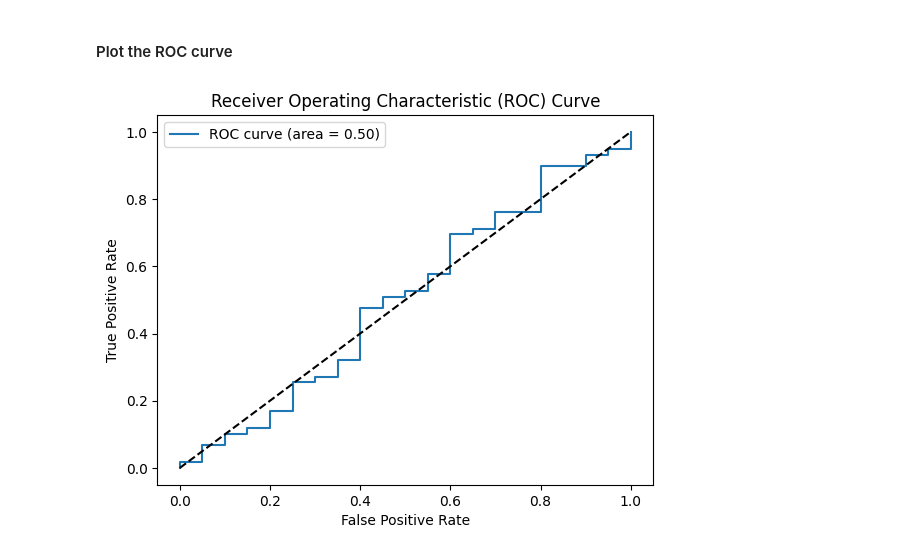
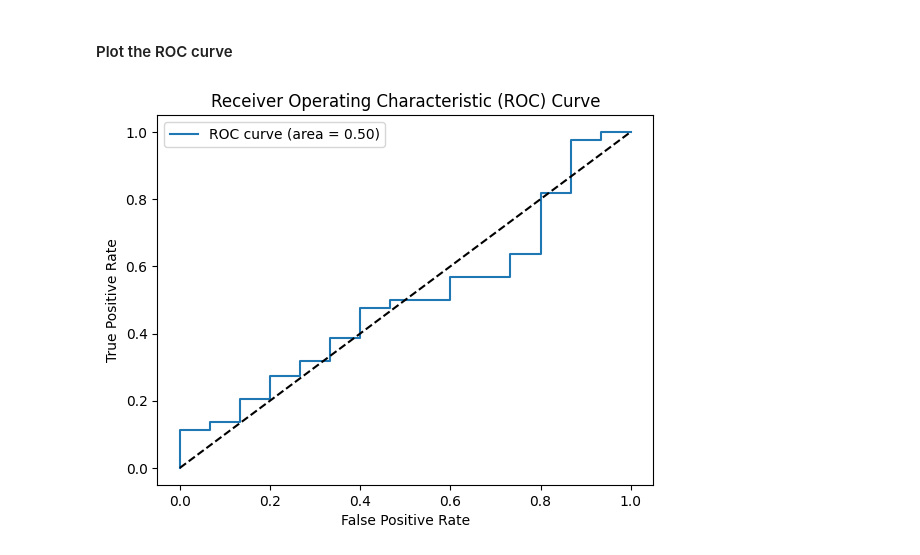
Before and after one commit to ketayon/PNEUMONIA_DETECTION, a Jupyter notebook: FidelityQuantumKernel_qiskit_pneumonia_detection.ipynb, the cells around one changed output. Drawn from its saved outputs; the diff is of its cells as text; code cells hidden in the pictures.

```diff
--- a/FidelityQuantumKernel_qiskit_pneumonia_detection.ipynb
+++ b/FidelityQuantumKernel_qiskit_pneumonia_detection.ipynb
@@ -346,9 +395,9 @@ kernel = FidelityQuantumKernel(fidelity=fidelity, feature_map=feature_map)
 # %%
 svc_callable = SVC(kernel=kernel.evaluate)
 
-svc_callable.fit(X_train_resampled, y_train_resampled)
+svc_callable.fit(X_train_reduced, y_train)
 
-score_callable_function = svc_callable.score(X_test_pca, y_test)
+score_callable_function = svc_callable.score(X_test_reduced, y_test)
 
 print(f"Callable kernel classification test score: {score_callable_function}")
 # %% [output]
@@ -356,6 +405,6 @@ KeyboardInterrupt:
 # %%
-matrix_train = kernel.evaluate(x_vec=X_train_resampled)
-matrix_test = kernel.evaluate(x_vec=X_test_pca, y_vec=X_train_resampled)
+matrix_train = kernel.evaluate(x_vec=X_train_reduced)
+matrix_test = kernel.evaluate(x_vec=X_test_reduced, y_vec=X_train_reduced)
 # %% [markdown]
 #### Save kernels to a file
 # %%
@@ -380,7 +429,7 @@ class_weights_dict = dict(enumerate(class_weights))
 # %%
 svc_precomputed = SVC(kernel="precomputed", class_weight=class_weights_dict)
 
-svc_precomputed.fit(matrix_train, y_train_resampled)
+svc_precomputed.fit(matrix_train, y_train)
 
 score_precomputed_kernel = svc_precomputed.score(matrix_test, y_test)
 
@@ -390,9 +439,9 @@ Precomputed kernel classification test score: 0.25316455696202533
 # %%
 qsvc = QSVC(quantum_kernel=kernel)
 
-qsvc.fit(X_train_resampled, y_train_resampled)
+qsvc.fit(X_train_reduced, y_train)
 
-qsvc_score = qsvc.score(X_test_pca, y_test)
+qsvc_score = qsvc.score(X_test_reduced, y_test)
 
 print(f"QSVC classification test score: {qsvc_score}")
 # %% [output]
@@ -590,23 +596,23 @@ plt.show()
 # %% [markdown]
 #### Plot the ROC curve
 # %%
-decision_function = qsvc.decision_function(X_test_pca)
+decision_function = qsvc.decision_function(X_test_reduced)
 
 fpr, tpr, _ = metrics.roc_curve(y_test, decision_function)
 roc_auc = metrics.auc(fpr, tpr)
 
 plt.figure()
 plt.plot(fpr, tpr, label=f"ROC curve (area = {roc_auc:.2f})")
 plt.plot([0, 1], [0, 1], "k--")
 
 plt.xlabel("False Positive Rate")
 plt.ylabel("True Positive Rate")
 plt.title("Receiver Operating Characteristic (ROC) Curve")
 plt.legend(loc="best")
 
 plt.show()
 # %% [output]
-[figure, old version]
+[figure, new version]
 # %%
 import utils.tutorial_magics
 
```
Also changed, not shown: parts of 23 cells of this notebook, 4 other files.
